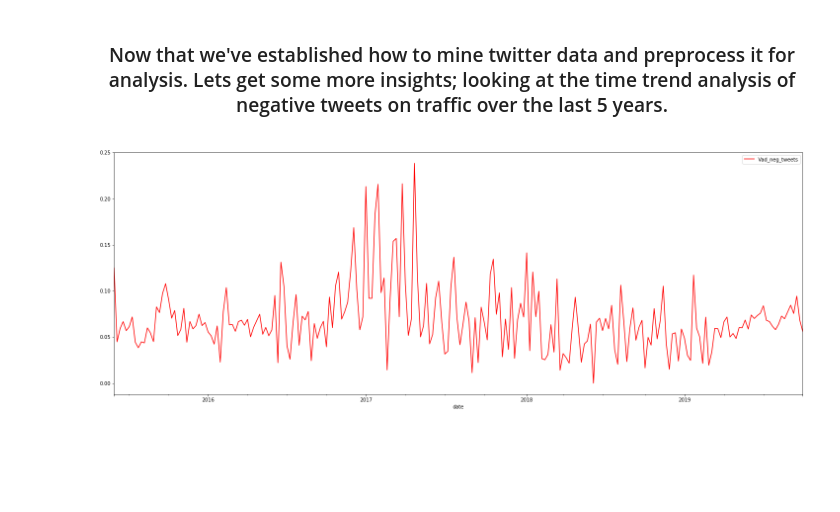
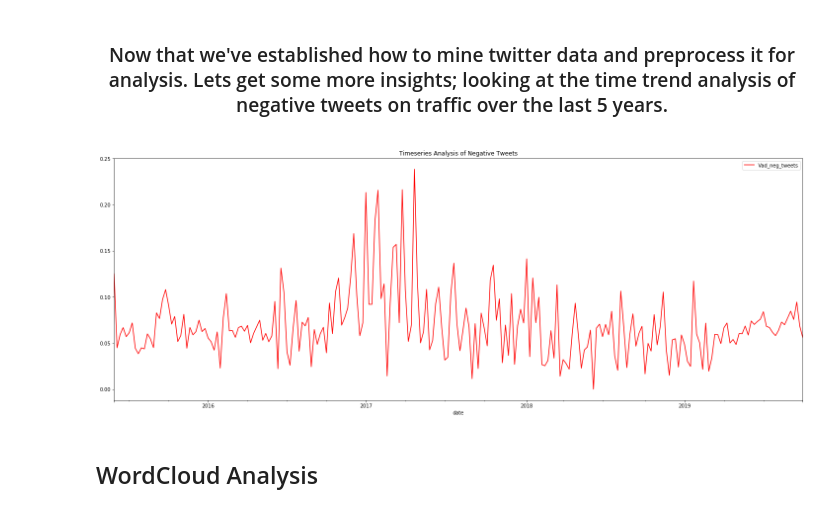
Before and after one commit to marquisvictor/PyCon-Nigeria-2019, a Jupyter notebook: Pycon_Abuja.ipynb, the cells around one changed output. Drawn from its saved outputs; the diff is of its cells as text; code cells hidden in the pictures; blank space fills up the shorter version.

```diff
--- a/Pycon_Abuja.ipynb
+++ b/Pycon_Abuja.ipynb
@@ -243,6 +345,9 @@ Text(0.5,1,'Chart displaying number tweet sentiment against Number Of Tweets')
 ### Using VADER
 # %% [markdown]
 #### [Follow this link for a more comprehensive tutorial on VADER Sentiments](https://medium.com/analytics-vidhya/simplifying-social-media-sentiment-analysis-using-vader-in-python-f9e6ec6fc52f)
+# %%
+vader_df = pd.read_csv('traffic.csv')
+vader_df = vader_df.drop(['geo', 'id', 'permalink'], axis=1) # Dropping irrelevant columns
 # %%
 from vaderSentiment.vaderSentiment import SentimentIntensityAnalyzer
 analyzer = SentimentIntensityAnalyzer()   # Initialize the sentiment intensity analyzer
@@ -266,10 +371,10 @@ for nt in conv:
 for c in conv:
     comp.append(analyzer.polarity_scores(c)['compound'])
 
-traffic['Vad_pos_tweets'] = posi
-traffic['Vad_neg_tweets'] = nega
-traffic['Vad_neutr_tweets'] = neut
-traffic['Vad_comp_tweets'] = comp
+vader_df['Vad_pos_tweets'] = posi
+vader_df['Vad_neg_tweets'] = nega
+vader_df['Vad_neutr_tweets'] = neut
+vader_df['Vad_comp_tweets'] = comp
 
-traffic.head().T
+vader_df.head()
 # %% [output]
@@ -293,0 +404,12 @@ traffic.head().T
+# %%
+final_setiment = []
+for i in range(len(vader_df)):
+    if vader_df.iloc[i]['Vad_pos_tweets'] >= 0.7:
+        final_setiment.append('positive')
+    elif vader_df.iloc[i]['Vad_neg_tweets'] >= 0.7:
+        final_setiment.append('negative')
+    else:
+        final_setiment.append('neutral')
+# %%
+vader_df['final_setiment'] = final_setiment
+len(final_setiment), len(vader_df)
@@ -300,13 +453,14 @@ traffic.Vad_comp_tweets.plot(kind='hist', figsize=(15,8));
 # %% [markdown]
 ### <p style="text-align: center;">Now that we've established how to mine twitter data and preprocess it for analysis. Lets get some more insights; looking at the time trend analysis of negative tweets on traffic over the last 5 years.</p>
 # %%
-traffic['date'] = pd.to_datetime(traffic['date'])
-traffic.index = traffic['date']
-traffic.resample('w').mean()['Vad_neg_tweets'].plot(figsize=(25, 9), color='r', legend='True');
+vader_df['date'] = pd.to_datetime(vader_df['date'])
+vader_df.index = vader_df['date']
+vader_df.resample('w').mean()['Vad_neg_tweets'].plot(figsize=(25, 9), color='r', legend='True',
+                                                    title='Timeseries Analysis of Negative Tweets');
+#vader_df
 
 
 
-
-#traffic.Vad_neg_tweets['2019'].sort_index()
+#vader_df.Vad_neg_tweets['2019'].sort_index()
 # %% [output]
-[figure, old version]
+[figure, new version]
@@ -316,0 +467,2 @@ who has has experience working with twitter dataset.
+# %% [markdown]
+## WordCloud Analysis
```
Also changed, not shown: parts of 21 cells of this notebook.
